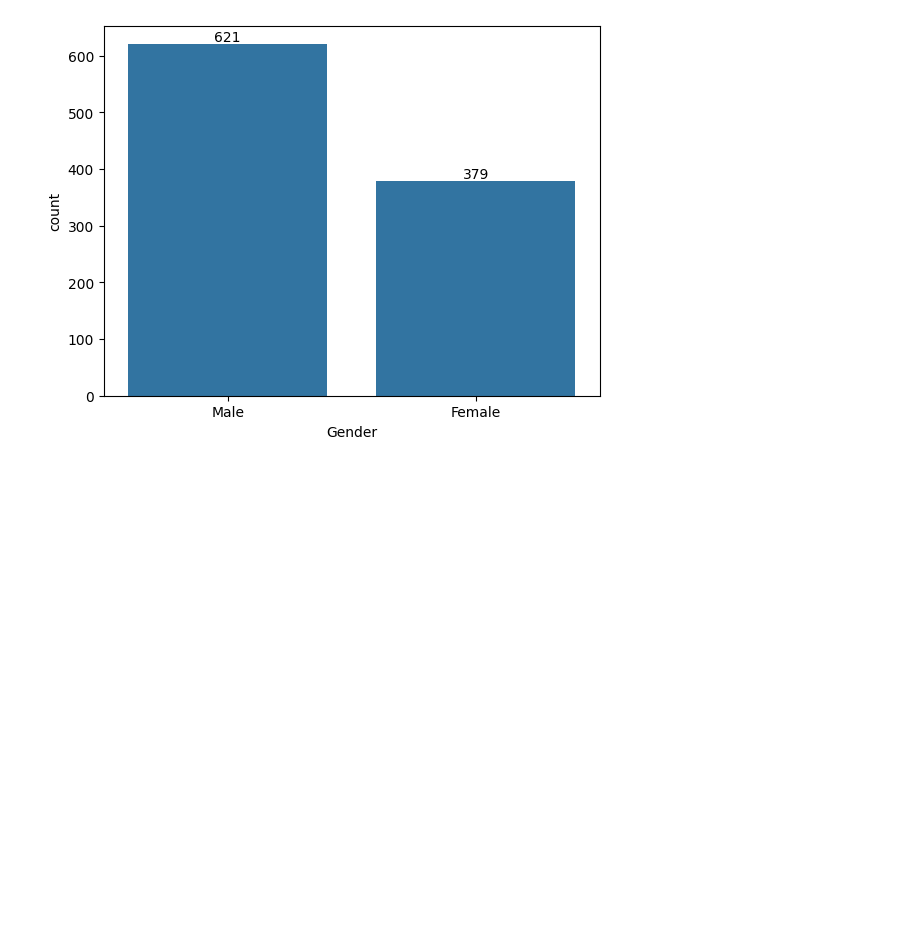
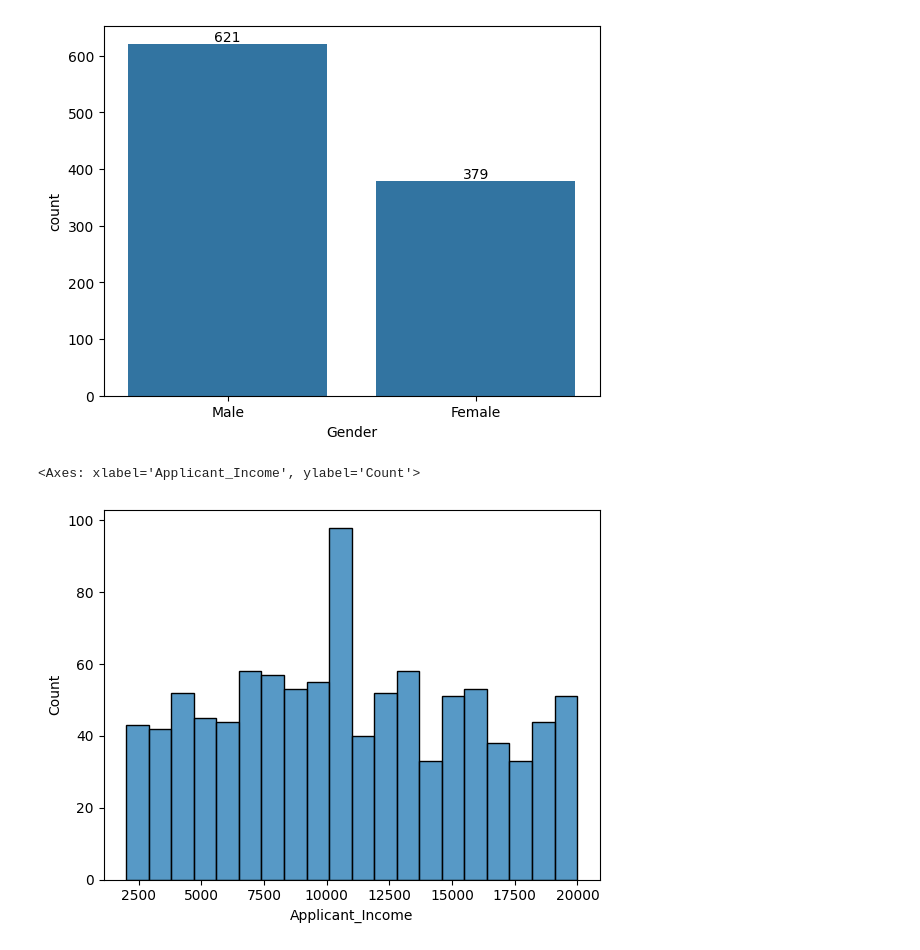
Before and after one commit to FatimaAjmal89/CreditWise_Loan_System, a Jupyter notebook: project.ipynb, the cells around one changed output. Drawn from its saved outputs; the diff is of its cells as text; code cells hidden in the pictures; blank space fills up the shorter version.

Commit message:
Analyze income using histogram

```diff
--- a/project.ipynb
+++ b/project.ipynb
@@ -99,3 +99,13 @@ ax.bar_label(ax.containers[0])
 # %% [output]
 [Text(0, 0, '621'), Text(0, 0, '379')]
 [figure]
+# %%
+sns.histplot(
+   data = LOAN_DF,
+    x = "Applicant_Income",
+    bins = 20
+
+)
+# %% [output]
+<Axes: xlabel='Applicant_Income', ylabel='Count'>
+[figure, added]
```
